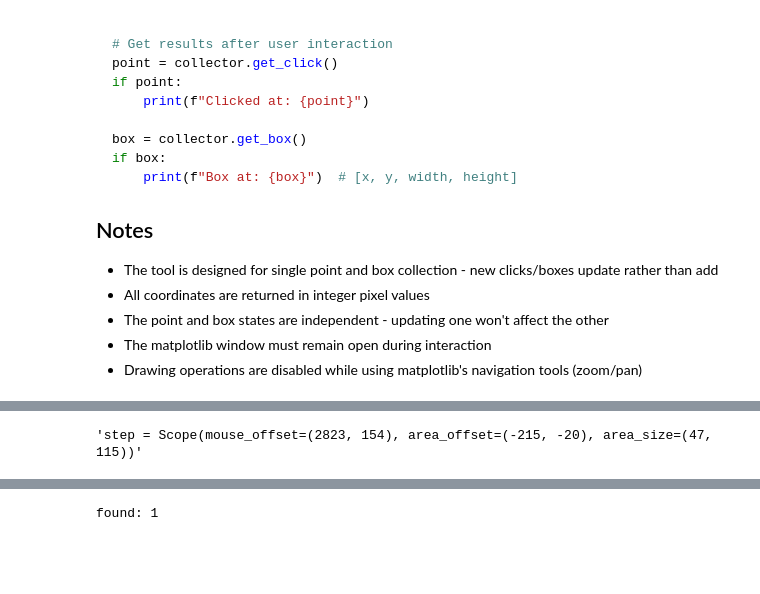
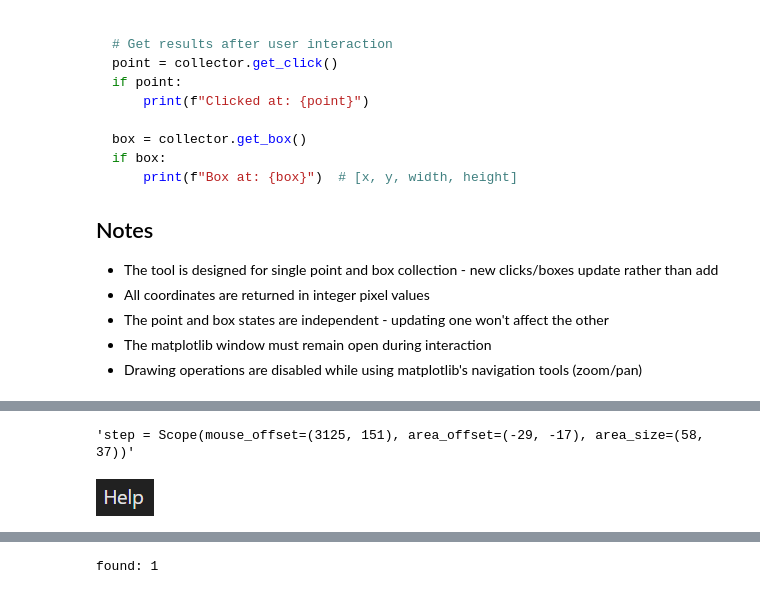
Before and after one commit to KKallas/Pyperiscope, a Jupyter notebook: prototype/PyPeriscoperInteractive.ipynb, the cells around one changed output, grey strips where cells are left out. Saved outputs shown, nothing was run; the diff lists cells and outputs as text; code cells hidden in the pictures; blank space fills up the shorter version.

```diff
--- a/prototype/PyPeriscoperInteractive.ipynb
+++ b/prototype/PyPeriscoperInteractive.ipynb
@@ -276,4 +281,4 @@ testx.render_preview()
 # %%
-testx.generate_scope_string()
+testx.save_dict
 # %% [output]
-'step = Scope(mouse_offset=(2823, 154), area_offset=(-215, -20), area_size=(47, 115))'
+'step = Scope(mouse_offset=(3125, 151), area_offset=(-29, -17), area_size=(58, 37))'
@@ -279,0 +289,4 @@ testx.generate_scope_string()
+# %%
+testx.area_image
+# %% [output]
+[figure, added]
```
Also changed, not shown: parts of 7 cells of this notebook, 11 other files.
